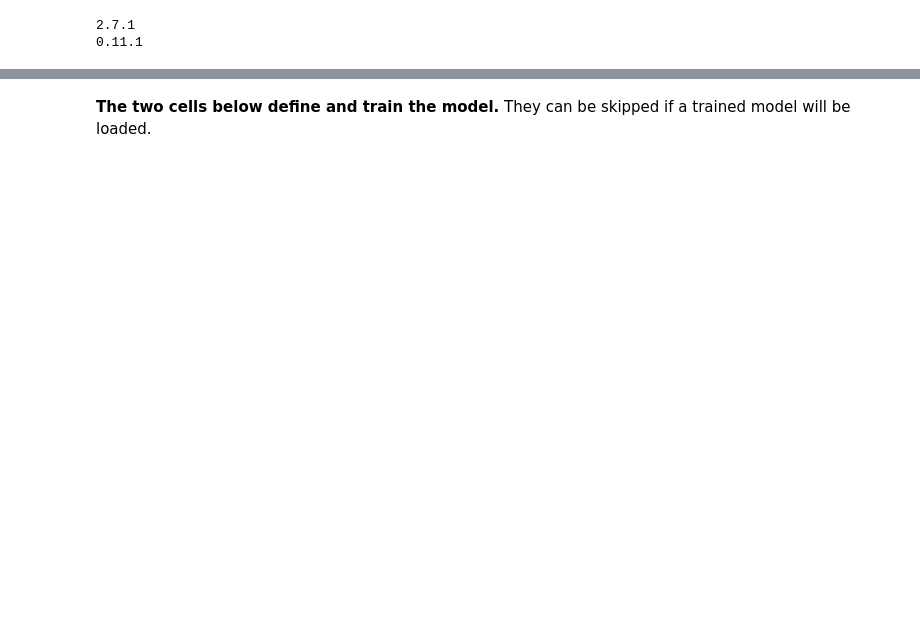
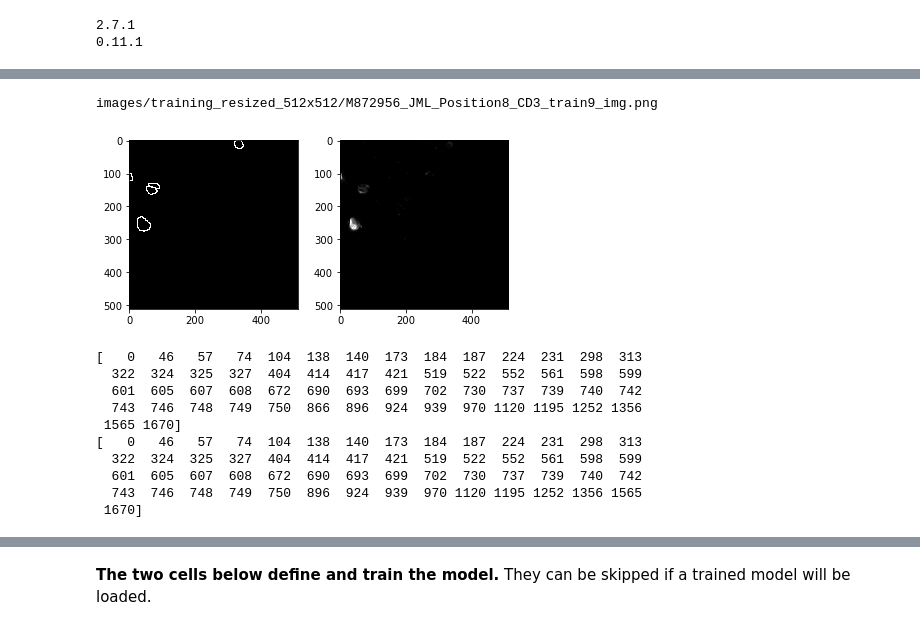
Before and after one commit to youyifong/dense_cell_segmentation, a Jupyter notebook: DeepCell_tn_nuclear_K2.ipynb, the cells around one changed output, grey strips where cells are left out. Saved outputs shown, nothing was run; the diff lists cells and outputs as text; code cells hidden in the pictures; blank space fills up the shorter version.

```diff
--- a/DeepCell_tn_nuclear_K2.ipynb
+++ b/DeepCell_tn_nuclear_K2.ipynb
@@ -156,0 +147,24 @@ print(np.sum(cnts_train)) # total number of training instances
+# %%
+i=18
+print(FILENAMES[i])
+tmp=syotil.masks_to_outlines(io.imread(FILENAMES[i].replace("_img","_masks")))
+plt.subplot(1, 2, 1) # row 1, col 2 index 1
+io.imshow(tmp)
+plt.subplot(1, 2, 2) # row 1, col 2 index 1
+io.imshow(io.imread(FILENAMES[i]))
+plt.show()
+print(np.unique(masks[i]))
+print(np.unique(masks[i][10:500,10:500]))
+# %% [output]
+images/training_resized_512x512/M872956_JML_Position8_CD3_train9_img.png
+[figure, added]
+[   0   46   57   74  104  138  140  173  184  187  224  231  298  313
+  322  324  325  327  404  414  417  421  519  522  552  561  598  599
+  601  605  607  608  672  690  693  699  702  730  737  739  740  742
+  743  746  748  749  750  866  896  924  939  970 1120 1195 1252 1356
+ 1565 1670]
+[   0   46   57   74  104  138  140  173  184  187  224  231  298  313
+  322  324  325  327  404  414  417  421  519  522  552  561  598  599
+  601  605  607  608  672  690  693  699  702  730  737  739  740  742
+  743  746  748  749  750  896  924  939  970 1120 1195 1252 1356 1565
+ 1670]
```
Also changed, not shown: parts of 30 cells of this notebook, 4 other files.
